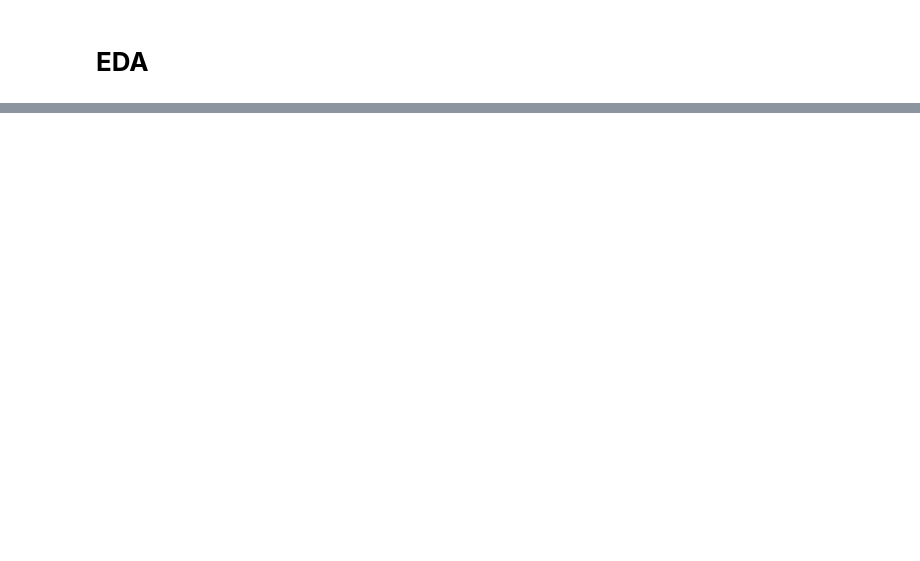
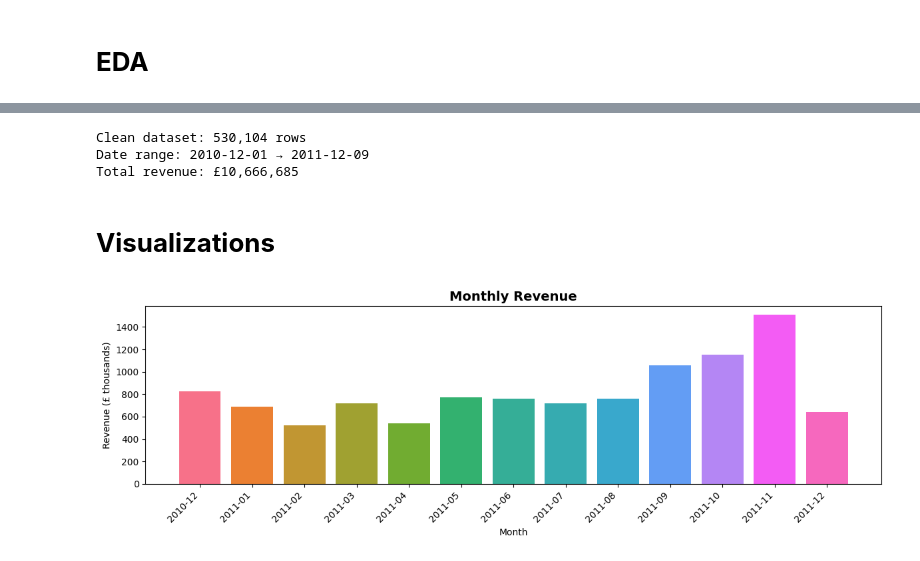
Before and after one commit to umiSirya/FUTURE_DS_01, a Jupyter notebook: sales_performance.ipynb, the cells around one changed output, grey strips where cells are left out. Saved outputs shown, nothing was run; the diff lists cells and outputs as text; code cells hidden in the pictures; blank space fills up the shorter version.

```diff
--- a/sales_performance.ipynb
+++ b/sales_performance.ipynb
@@ -97,3 +103,9 @@ np.int64(377)
 # %%
  # change the dtype of invoice date column
 dp["InvoiceDate"] = pd.to_datetime(dp["InvoiceDate"])
+# %%
+# remove caancelled invoices
+
+cancelled_invoices = dp["InvoiceNo"].astype(str).str.startswith("C")
+dp = dp[~cancelled_invoices]
+print(f"Removed {cancelled_invoices.sum():,} cancellation rows")
@@ -99,0 +114,6 @@ dp["InvoiceDate"] = pd.to_datetime(dp["InvoiceDate"])
+# %%
+# remove invalid unit price
+raw_rows = len(dp)
+
+dp = dp[(dp["Quantity"] > 0) & (dp["UnitPrice"] > 0)]
+print(f"Removed {raw_rows - len(dp):,} rows with invalid UnitPrice")
@@ -100,7 +122,7 @@ dp["InvoiceDate"] = pd.to_datetime(dp["InvoiceDate"])
 # %%
-# Derived columns
+ # Derived columns
+
 dp["Revenue"]      = dp["Quantity"] * dp["UnitPrice"]
 dp["YearMonth"]    = dp["InvoiceDate"].dt.to_period("M")
 dp["DayOfWeek"]    = dp["InvoiceDate"].dt.day_name()
 dp["Hour"]         = dp["InvoiceDate"].dt.hour
-dp["CustomerID"]   = dp["CustomerID"].astype(int)
@@ -108,0 +145,8 @@ IntCastingNaNError: Cannot convert non-finite values (NA or inf) to integer
+# %%
+print(f"\nClean dataset: {len(dp):,} rows")
+print(f"Date range: {dp['InvoiceDate'].min().date()} → {dp['InvoiceDate'].max().date()}")
+print(f"Total revenue: £{dp['Revenue'].sum():,.0f}")
+# %% [output]
+Clean dataset: 530,104 rows
+Date range: 2010-12-01 → 2011-12-09
+Total revenue: £10,666,685
@@ -108,0 +157,20 @@ IntCastingNaNError: Cannot convert non-finite values (NA or inf) to integer
+# %% [markdown]
+# **Visualizations**
+# %%
+# Monthly Revenue
+PALETTE = "husl"
+
+monthly = dp.groupby("YearMonth")["Revenue"].sum().reset_index()
+monthly["YearMonth"] = monthly["YearMonth"].astype(str)
+
+fig, ax = plt.subplots(figsize=(12, 4))
+ax.bar(monthly["YearMonth"], monthly["Revenue"] / 1e3,
+       color=sns.color_palette(PALETTE, len(monthly)))
+ax.set_title("Monthly Revenue", fontsize=14, fontweight="bold")
+ax.set_xlabel("Month")
+ax.set_ylabel("Revenue (£ thousands)")
+plt.xticks(rotation=45, ha="right")
+plt.tight_layout()
+plt.show()
+# %% [output]
+[figure, added]
```
Also changed, not shown: parts of 24 cells of this notebook.
